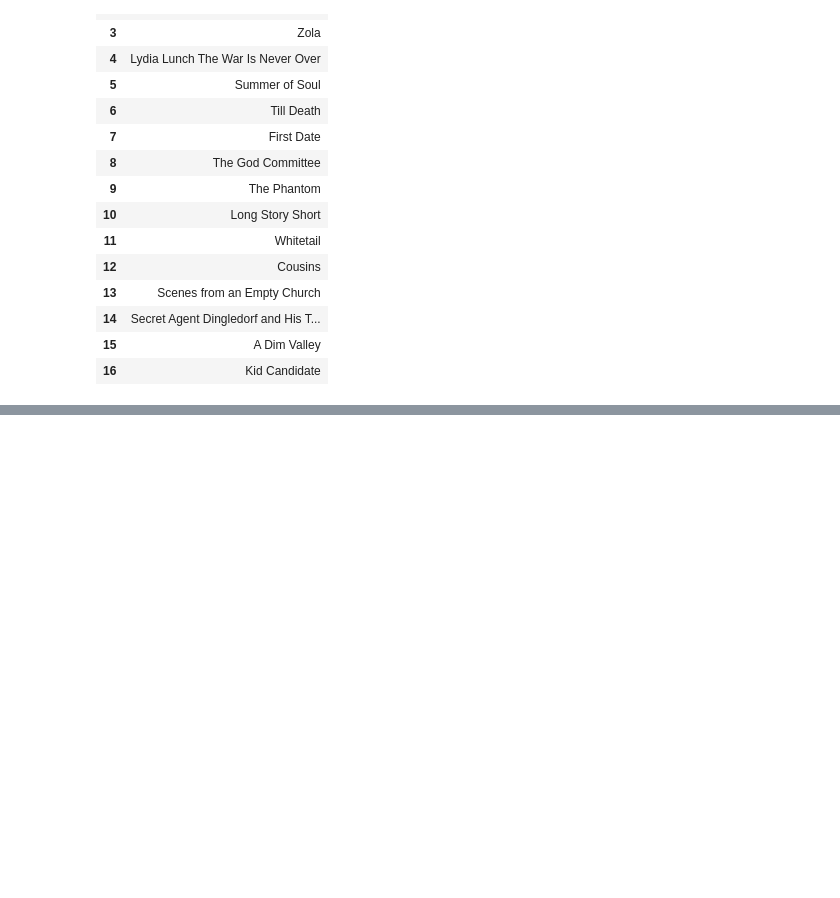
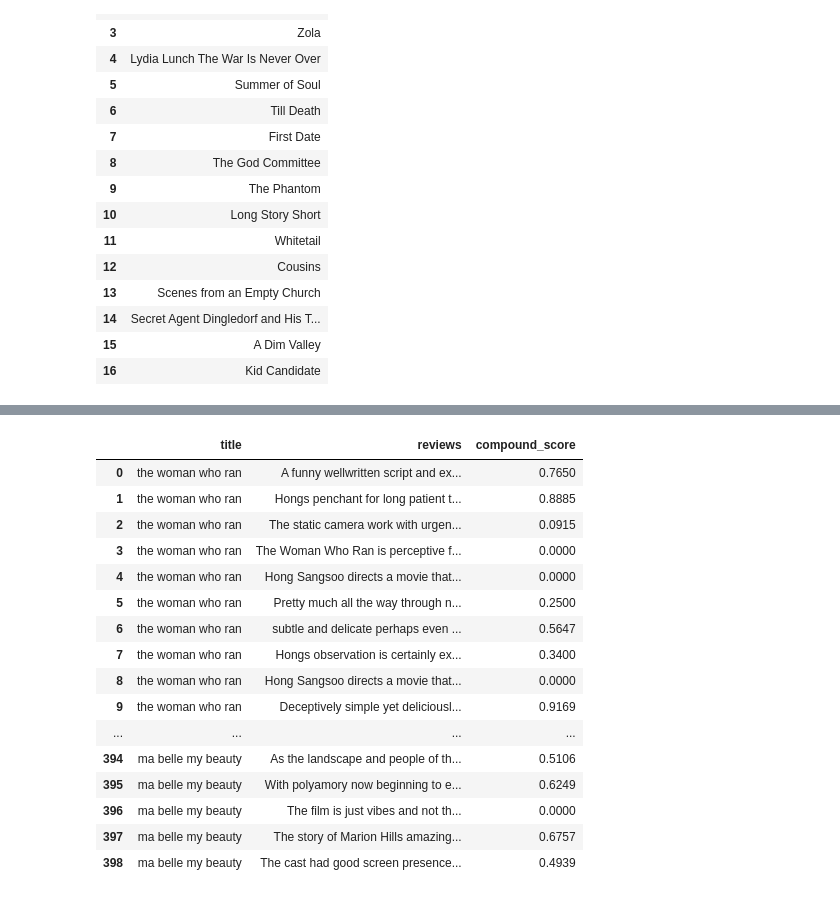
Before and after one commit to haddyadnan/Movie-Review, a Jupyter notebook: WebScrapping.ipynb, the cells around one changed output, grey strips where cells are left out. Saved outputs shown, nothing was run; the diff lists cells and outputs as text; code cells hidden in the pictures; blank space fills up the shorter version.

```diff
--- a/WebScrapping.ipynb
+++ b/WebScrapping.ipynb
@@ -190,0 +253,20 @@ up_sent
+# %%
+up_score
+# %% [output]
+|  | title | reviews | compound_score |
+| 0 | the woman who ran | A funny wellwritten script and ex... | 0.7650 |
+| 1 | the woman who ran | Hongs penchant for long patient t... | 0.8885 |
+| 2 | the woman who ran | The static camera work with urgen... | 0.0915 |
+| 3 | the woman who ran | The Woman Who Ran is perceptive f... | 0.0000 |
+| 4 | the woman who ran | Hong Sangsoo directs a movie that... | 0.0000 |
+| 5 | the woman who ran | Pretty much all the way through n... | 0.2500 |
+| 6 | the woman who ran | subtle and delicate perhaps even ... | 0.5647 |
+| 7 | the woman who ran | Hongs observation is certainly ex... | 0.3400 |
+| 8 | the woman who ran | Hong Sangsoo directs a movie that... | 0.0000 |
+| 9 | the woman who ran | Deceptively simple yet deliciousl... | 0.9169 |
+| ... | ... | ... | ... |
+| 394 | ma belle my beauty | As the landscape and people of th... | 0.5106 |
+| 395 | ma belle my beauty | With polyamory now beginning to e... | 0.6249 |
+| 396 | ma belle my beauty | The film is just vibes and not th... | 0.0000 |
+| 397 | ma belle my beauty | The story of Marion Hills amazing... | 0.6757 |
+| 398 | ma belle my beauty | The cast had good screen presence... | 0.4939 |
```
Also changed, not shown: parts of 14 cells of this notebook.
